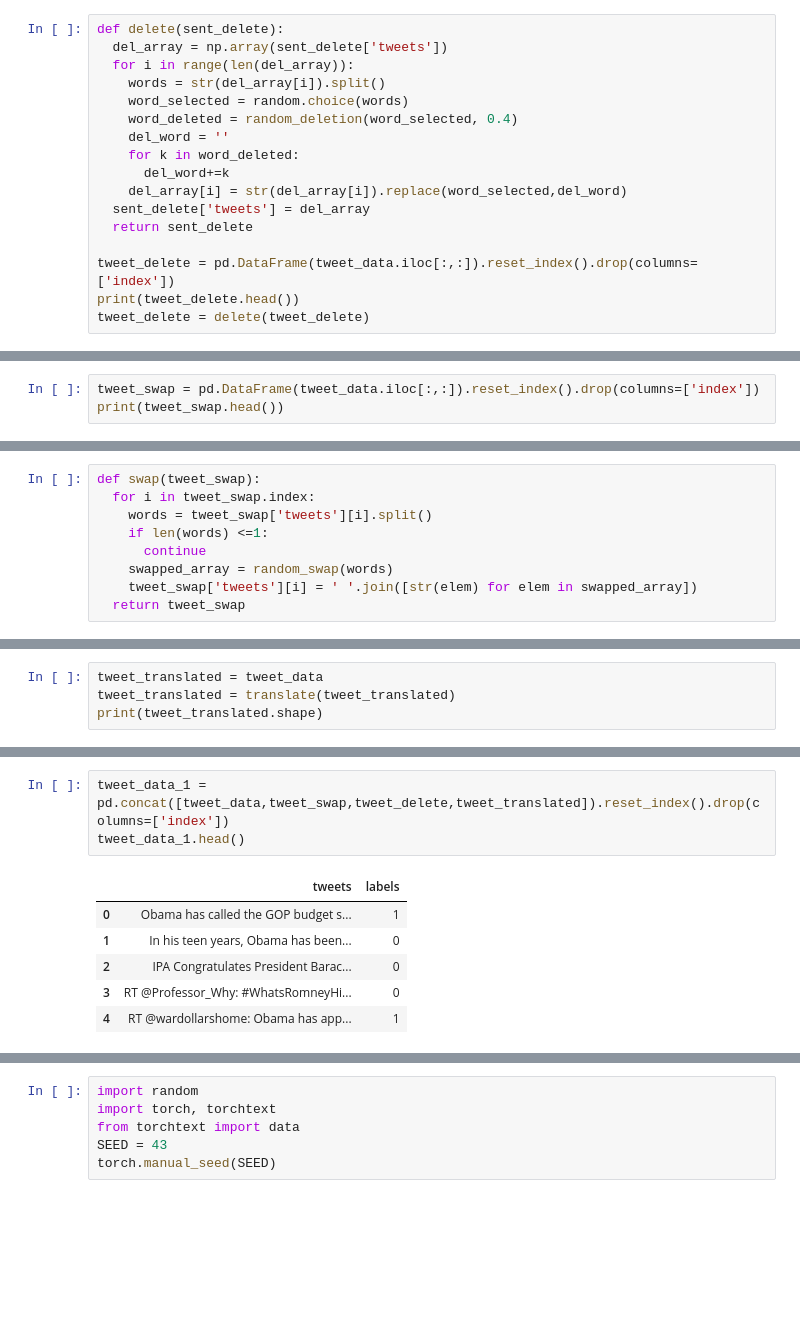
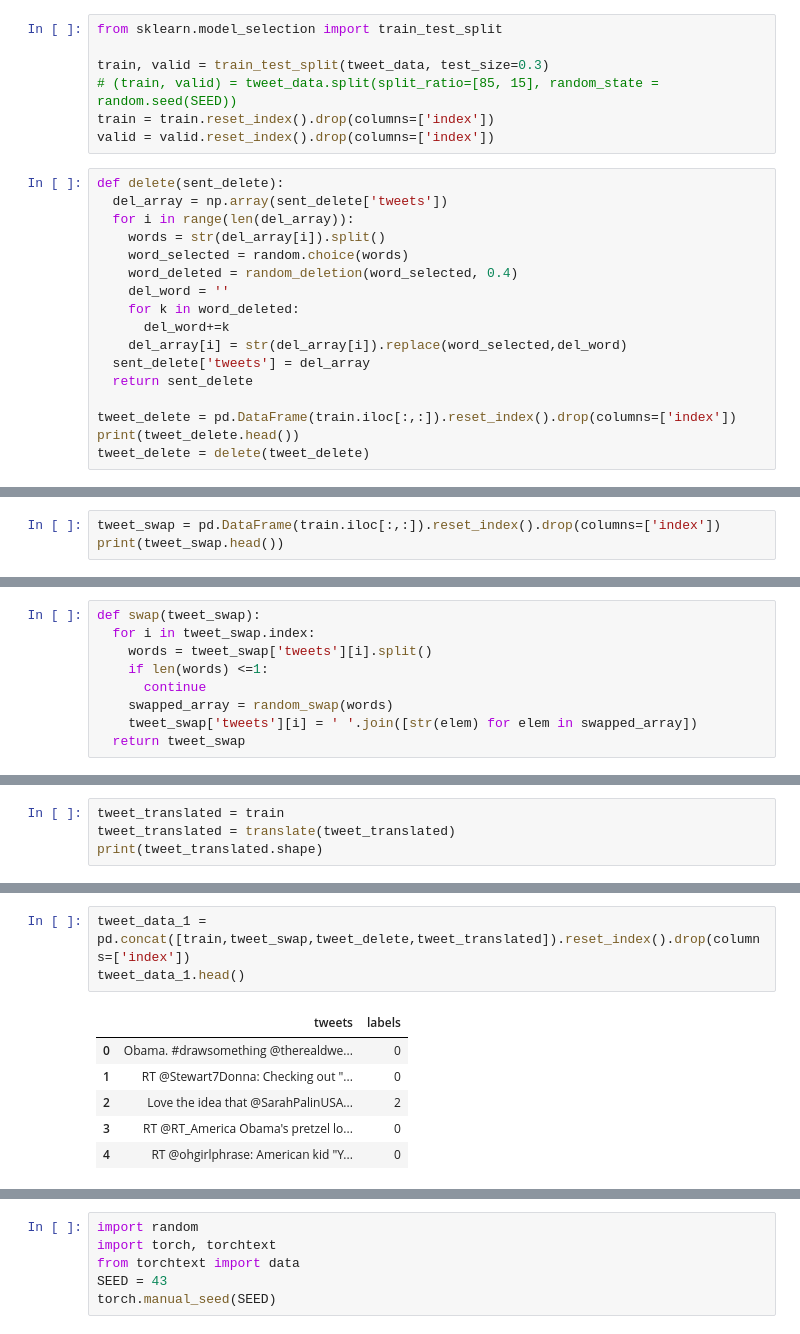
Before and after one commit to sunny9sinha/TSAI_Session_6, a Jupyter notebook: Session6_Assignment_Final.ipynb, the cells around one changed output, grey strips where cells are left out. Cells and saved outputs as stored; diff of their text form; blank space fills up the shorter version.

```diff
--- a/Session6_Assignment_Final.ipynb
+++ b/Session6_Assignment_Final.ipynb
@@ -152,6 +152,13 @@ tweet_data.labels.value_counts()
 1    352
 2     81
 Name: labels, dtype: int64
+# %%
+from sklearn.model_selection import train_test_split
+
+train, valid = train_test_split(tweet_data, test_size=0.3)
+# (train, valid) = tweet_data.split(split_ratio=[85, 15], random_state = random.seed(SEED))
+train = train.reset_index().drop(columns=['index'])
+valid = valid.reset_index().drop(columns=['index'])
 # %%
 def delete(sent_delete):
   del_array = np.array(sent_delete['tweets'])
@@ -166,7 +173,7 @@ def delete(sent_delete):
   sent_delete['tweets'] = del_array
   return sent_delete
 
-tweet_delete = pd.DataFrame(tweet_data.iloc[:,:]).reset_index().drop(columns=['index'])
+tweet_delete = pd.DataFrame(train.iloc[:,:]).reset_index().drop(columns=['index'])
 print(tweet_delete.head())
 tweet_delete = delete(tweet_delete)
 # %% [output]
@@ -193,5 +200,5 @@ print(tweet_delete.head(10))
 # %%
-tweet_swap = pd.DataFrame(tweet_data.iloc[:,:]).reset_index().drop(columns=['index'])
+tweet_swap = pd.DataFrame(train.iloc[:,:]).reset_index().drop(columns=['index'])
 print(tweet_swap.head())
 # %% [output]
                                               tweets  labels
@@ -235,5 +242,5 @@ print(tweet_swap.shape)
 # %%
-tweet_translated = tweet_data
+tweet_translated = train
 tweet_translated = translate(tweet_translated)
 print(tweet_translated.shape)
 # %% [output]
@@ -257,13 +264,13 @@ Eng:  RT @ohgirlphrase: American kid "You're from the UK? Ohhh cool, So do you h
 # %%
-tweet_data_1 = pd.concat([tweet_data,tweet_swap,tweet_delete,tweet_translated]).reset_index().drop(columns=['index'])
+tweet_data_1 = pd.concat([train,tweet_swap,tweet_delete,tweet_translated]).reset_index().drop(columns=['index'])
 tweet_data_1.head()
 # %% [output]
 |  | tweets | labels |
-| 0 | Obama has called the GOP budget s... | 1 |
-| 1 | In his teen years, Obama has been... | 0 |
-| 2 | IPA Congratulates President Barac... | 0 |
-| 3 | RT @Professor_Why: #WhatsRomneyHi... | 0 |
-| 4 | RT @wardollarshome: Obama has app... | 1 |
+| 0 | Obama. #drawsomething @therealdwe... | 0 |
+| 1 | RT @Stewart7Donna: Checking out "... | 0 |
+| 2 | Love the idea that @SarahPalinUSA... | 2 |
+| 3 | RT @RT_America Obama's pretzel lo... | 0 |
+| 4 | RT @ohgirlphrase: American kid "Y... | 0 |
 # %%
 tweet_data_1.labels.value_counts()
 # %% [output]
```
Also changed, not shown: parts of 27 cells of this notebook.
